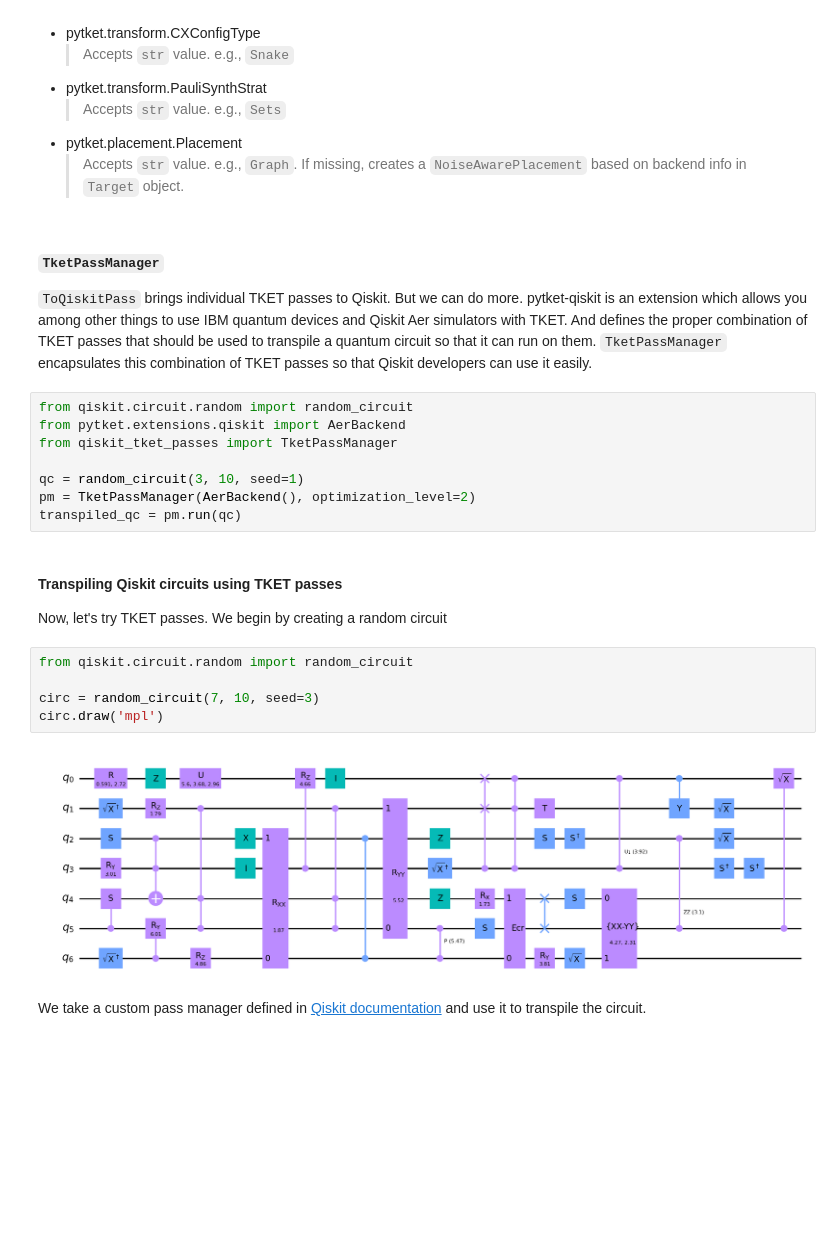
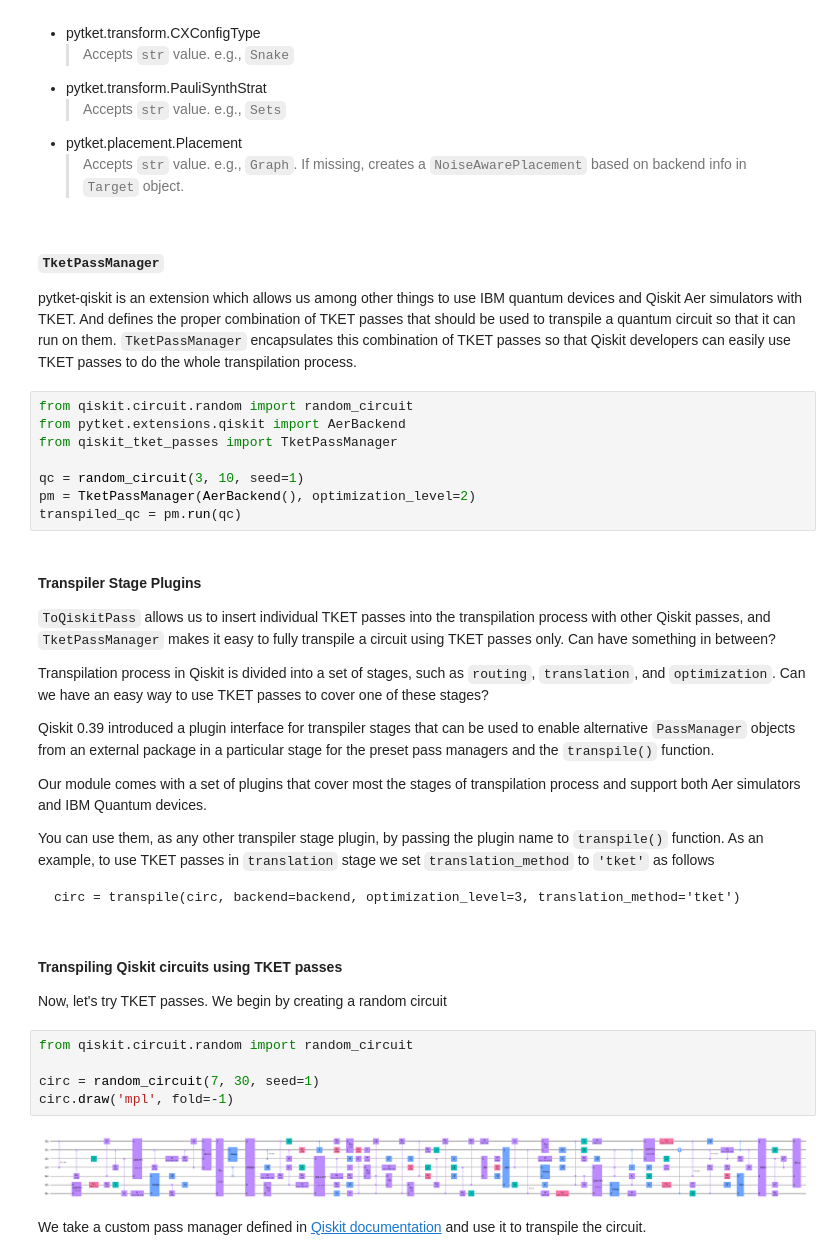
Before and after one commit to qiskit-community/qiskit-tket-passes, a Jupyter notebook: test.ipynb, the cells around one changed output. Saved outputs shown, nothing was run; the diff lists cells and outputs as text; blank space fills up the shorter version.

Commit message:
* Added transpiler stage plugins * Added more content to test.ipynb * Fixed some issues

````diff
--- a/test.ipynb
+++ b/test.ipynb
@@ -58,7 +58,7 @@ print(_pass.tket_argument('arc').to_dict())
 # %% [markdown]
 #### `TketPassManager`
 
-`ToQiskitPass` brings individual TKET passes to Qiskit. But we can do more. pytket-qiskit is an extension which allows you among other things to use IBM quantum devices and Qiskit Aer simulators with TKET. And defines the proper combination of TKET passes that should be used to transpile a quantum circuit so that it can run on them. `TketPassManager` encapsulates this combination of TKET passes so that Qiskit developers can use it easily.
+pytket-qiskit is an extension which allows us among other things to use IBM quantum devices and Qiskit Aer simulators with TKET. And defines the proper combination of TKET passes that should be used to transpile a quantum circuit so that it can run on them. `TketPassManager` encapsulates this combination of TKET passes so that Qiskit developers can easily use TKET passes to do the whole transpilation process.
 # %%
 from qiskit.circuit.random import random_circuit
 from pytket.extensions.qiskit import AerBackend
@@ -67,6 +67,22 @@ from qiskit_tket_passes import TketPassManager
 qc = random_circuit(3, 10, seed=1)
 pm = TketPassManager(AerBackend(), optimization_level=2)
 transpiled_qc = pm.run(qc)
+# %% [markdown]
+#### Transpiler Stage Plugins
+
+`ToQiskitPass` allows us to insert individual TKET passes into the transpilation process with other Qiskit passes, and `TketPassManager` makes it easy to fully transpile a circuit using TKET passes only. Can have something in between?
+
+Transpilation process in Qiskit is divided into a set of stages, such as `routing`, `translation`, and `optimization`. Can we have an easy way to use TKET passes to cover one of these stages?
+
+Qiskit 0.39 introduced a plugin interface for transpiler stages that can be used to enable alternative `PassManager` objects from an external package in a particular stage for the preset pass managers and the `transpile()` function.
+
+Our module comes with a set of plugins that cover most the stages of transpilation process and support both Aer simulators and IBM Quantum devices.
+
+You can use them, as any other transpiler stage plugin, by passing the plugin name to `transpile()` function. As an example, to use TKET passes in `translation` stage we set `translation_method` to `'tket'` as follows
+
+```
+circ = transpile(circ, backend=backend, optimization_level=3, translation_method='tket')
+```
 # %% [markdown]
 #### Transpiling Qiskit circuits using TKET passes
 
@@ -74,10 +90,10 @@ Now, let's try TKET passes. We begin by creating a random circuit
 # %%
 from qiskit.circuit.random import random_circuit
 
-circ = random_circuit(7, 10, seed=3)
-circ.draw('mpl')
+circ = random_circuit(7, 30, seed=1)
+circ.draw('mpl', fold=-1)
 # %% [output]
-[figure, old version]
+[figure, new version]
 # %% [markdown]
 We take a custom pass manager defined in [Qiskit documentation](https://qiskit.org/documentation/apidoc/transpiler.html#custom-pass-managers) and use it to transpile the circuit.
 # %%
````
Also changed, not shown: parts of 9 cells of this notebook, 4 other files.
